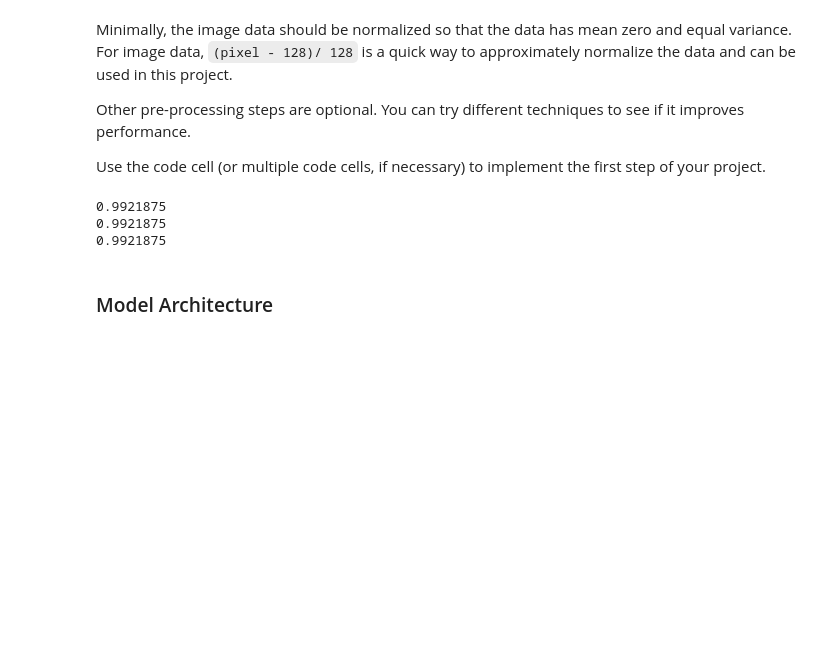
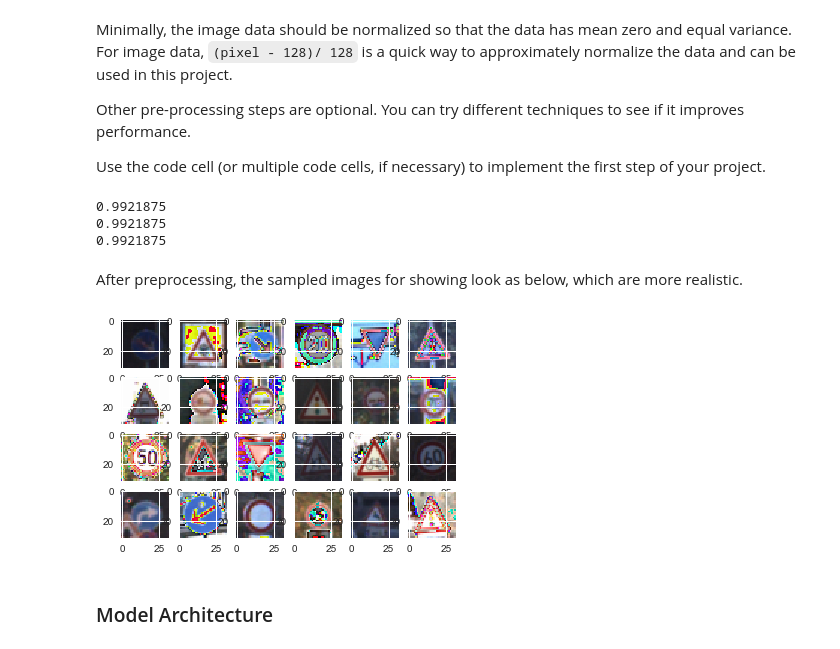
Before and after one commit to amirkhango/Traffic-Sign-Classifier-Proj2, a Jupyter notebook: Traffic_Sign_Classifier.ipynb, the cells around one changed output. Drawn from its saved outputs; the diff is of its cells as text; code cells hidden in the pictures; blank space fills up the shorter version.

```diff
--- a/Traffic_Sign_Classifier.ipynb
+++ b/Traffic_Sign_Classifier.ipynb
@@ -227,6 +228,19 @@ print(np.max(X_test))
 0.9921875
 0.9921875
 0.9921875
+# %% [markdown]
+After preprocessing, the sampled images for showing look as below, which are more realistic.
+# %%
+### Data exploration visualization code goes here.
+### Feel free to use as many code cells as needed.
+fig = plt.figure()
+len_display = 24 # The sequence number you wanna display.
+for idx in range(len_display):
+    #print(timestamp_train[idx])
+    ax = fig.add_subplot(4, 6, idx+1) # this line adds sub-axes
+    ax.imshow(X_train[idx]) # this line creates the image using the pre-defined sub axes
+# %% [output]
+[figure, added]
 # %% [markdown]
 ### Model Architecture
 # %%
```
Also changed, not shown: parts of 16 cells of this notebook, 7 other files.
